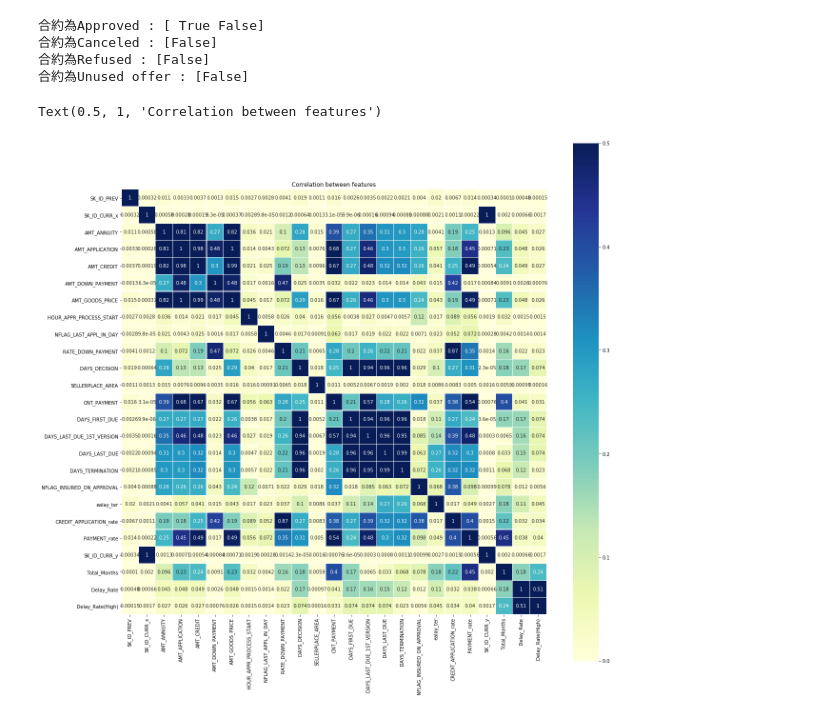
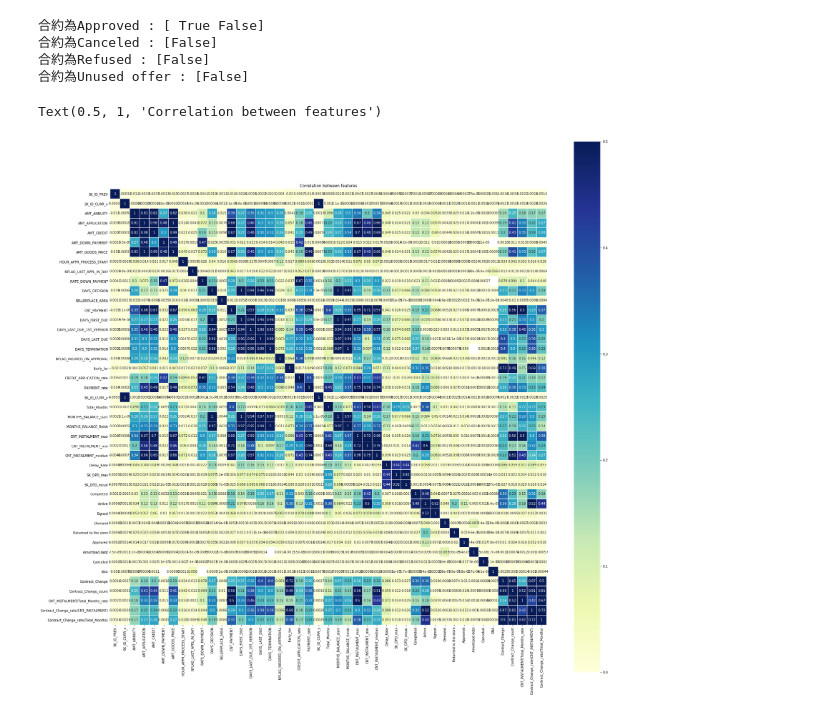
Before and after one commit to stansuo/BDSE12-Group3, a Jupyter notebook: notebooks/homecdt_fteng/Aiyd_Home_Credit-1090115.ipynb, the cells around one changed output. Saved outputs shown, nothing was run; the diff lists cells and outputs as text; code cells hidden in the pictures.

```diff
--- a/notebooks/homecdt_fteng/Aiyd_Home_Credit-1090115.ipynb
+++ b/notebooks/homecdt_fteng/Aiyd_Home_Credit-1090115.ipynb
@@ -306,8 +356,10 @@ result.head(200)
 # %%
-# prev_comb_data = pd.read_csv('..\\..\\Desktop\\home-credit-default-risk\\previous_application_w_installment.csv')
+# 同整installments_payments、POS_CASH_balance、credit_card_balance
 
-# result = pd.merge(prev_comb_data, POS_data_1,how='left', on='SK_ID_PREV')
-# result.to_csv('..\\..\\Desktop\\home-credit-default-risk\\previous_application_w_installment_w_POS.csv')
+prev_comb_data = pd.read_csv('..\\..\\Desktop\\home-credit-default-risk\\previous_application_w_installment.csv')
+
+result = pd.merge(prev_comb_data, POS_data_1,how='left', on='SK_ID_PREV')
+result.to_csv('..\\..\\Desktop\\home-credit-default-risk\\previous_application_w_installment_w_POS.csv')
 # %%
 # pd.set_option("display.max_columns",None)
 # result.head()
@@ -381,11 +433,11 @@ print(f'合約為Unused offer : {CONTRACT_STATUS_Unused_offer}')
 # %%
 ext_data = result
 correlations = ext_data.corr()
-plt.figure(figsize=(20, 20))
+plt.figure(figsize=(30, 30))
 
 sns.heatmap(np.abs(correlations), vmin=0, vmax=0.5, linewidths=0.05,
             square=True,annot=True,cmap='YlGnBu',linecolor="white")
 plt.title('Correlation between features')
 # %% [output]
 Text(0.5, 1, 'Correlation between features')
-[figure, old version]
+[figure, new version]
```
Also changed, not shown: parts of 5 cells of this notebook.
